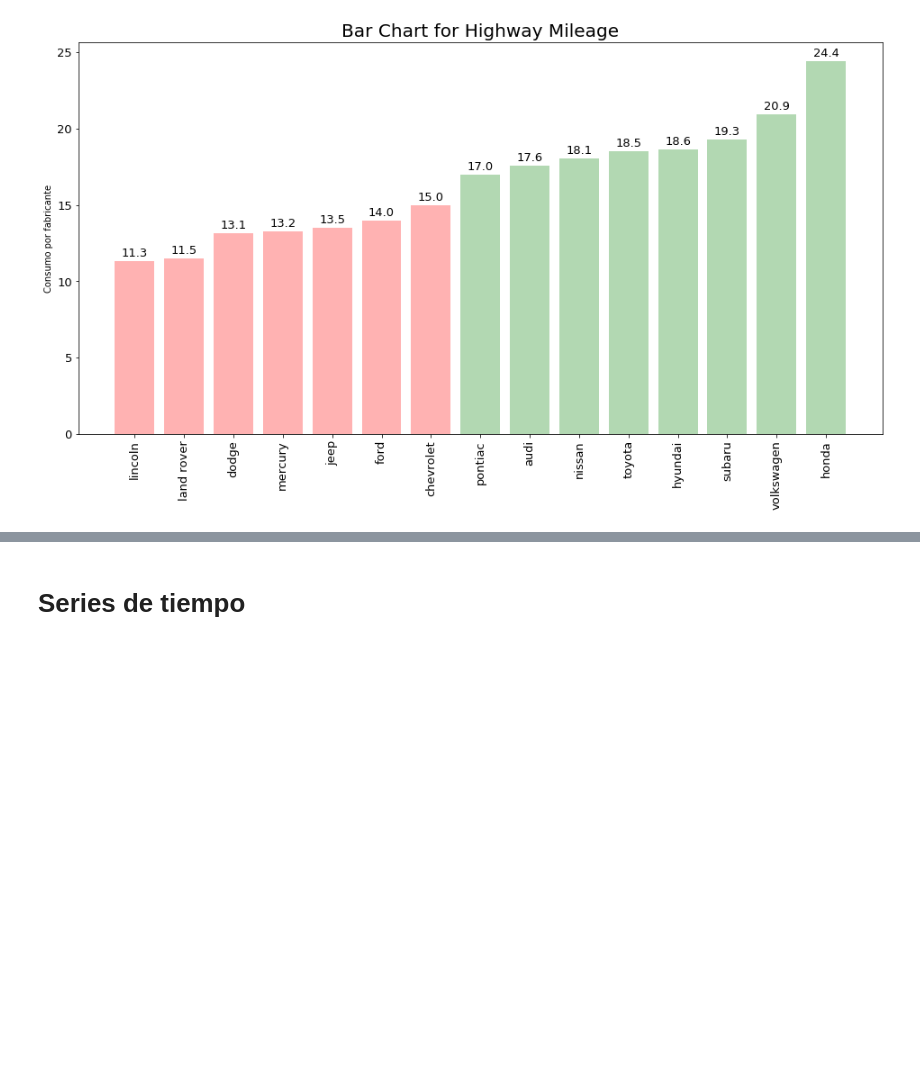
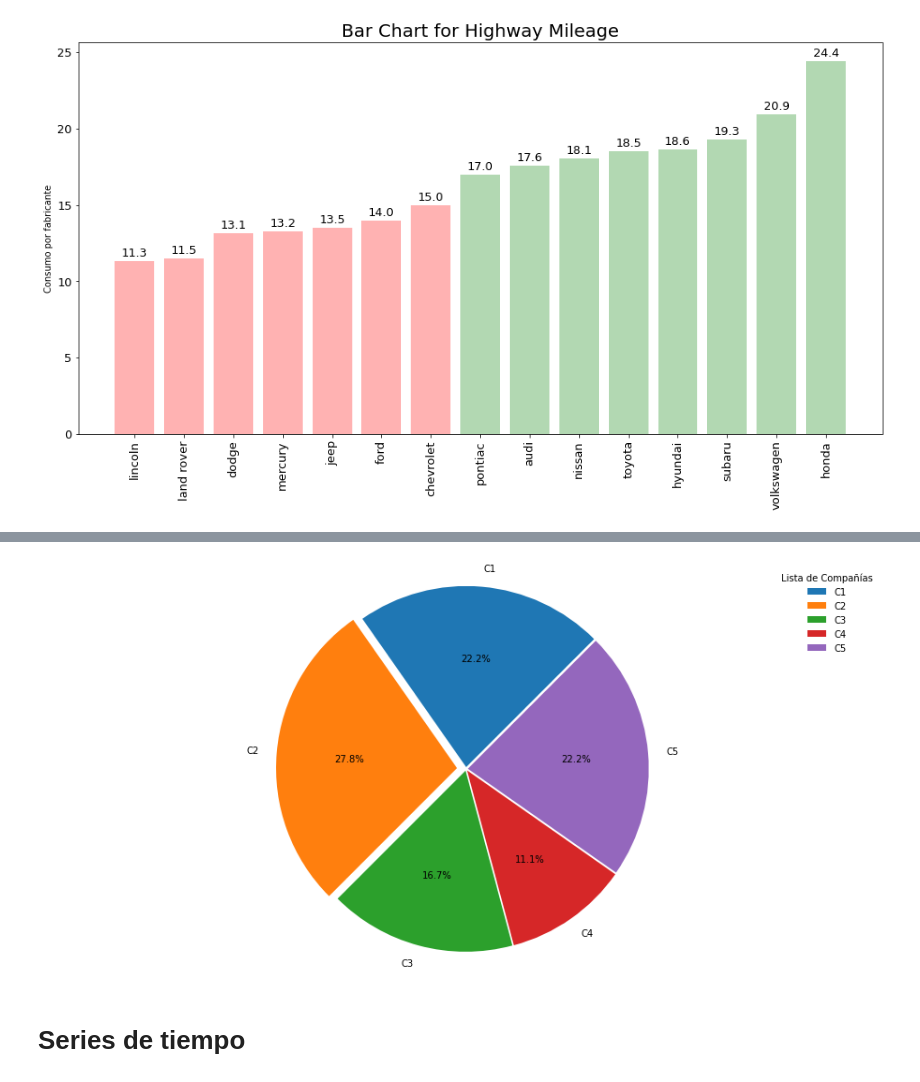
Before and after one commit to adolfoam93/Python-Plotting-Master, a Jupyter notebook: Matplotlib master notebook.ipynb, the cells around one changed output, grey strips where cells are left out. Cells and saved outputs as stored; diff of their text form; code cells hidden in the pictures; blank space fills up the shorter version.

```diff
--- a/Matplotlib master notebook.ipynb
+++ b/Matplotlib master notebook.ipynb
@@ -825,3 +881,27 @@ plt.show()
+# %%
+# Instanciamos figura
+fig = plt.figure(figsize=(16, 8))
+ax = fig.add_subplot(1, 1, 1)
+
+# Ejemplo con market share de distintas compañías
+firms = ["C1", "C2", "C3", "C4", "C5"]
+market_share = [20, 25, 15, 10, 20]
+
+# Explode --> da enfasis a una cuña en especifico
+Explode = [0.01, 0.05, 0.01, 0.01, 0.01]
+
+# Graficamos
+ax.pie(market_share, explode=Explode, labels=firms, autopct='%1.1f%%', startangle=45)
+
+# Asegura que el gráfico sea dibujado como un circulo
+ax.axis('equal')
+
+# Leyenda
+plt.legend(title="Lista de Compañías", frameon=False, loc='best')
+
+plt.show()
+# %% [output]
+[figure, added]
 # %% [markdown]
 # Series de tiempo
 # %% [markdown]
```
Also changed, not shown: parts of 11 cells of this notebook.
